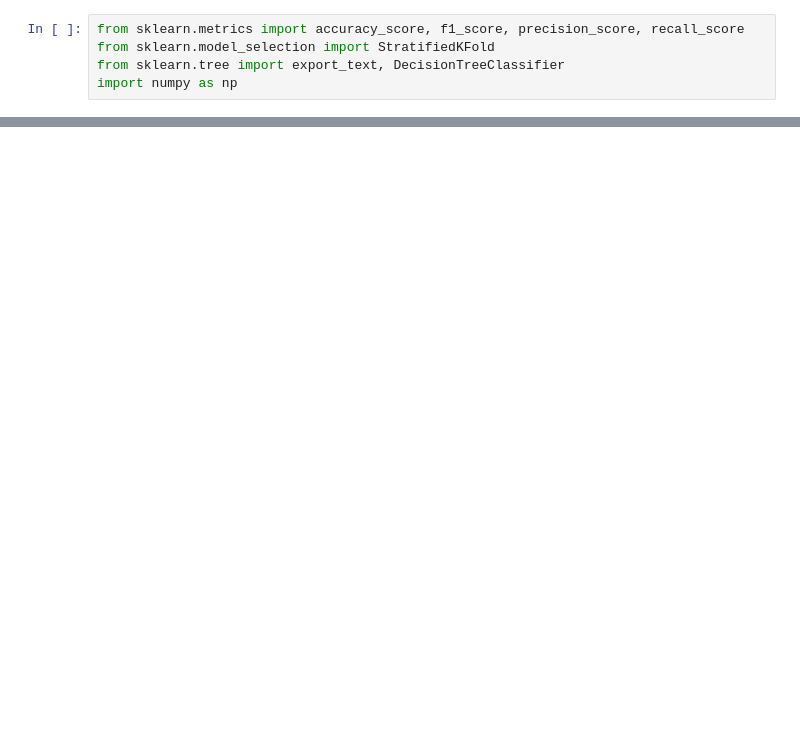
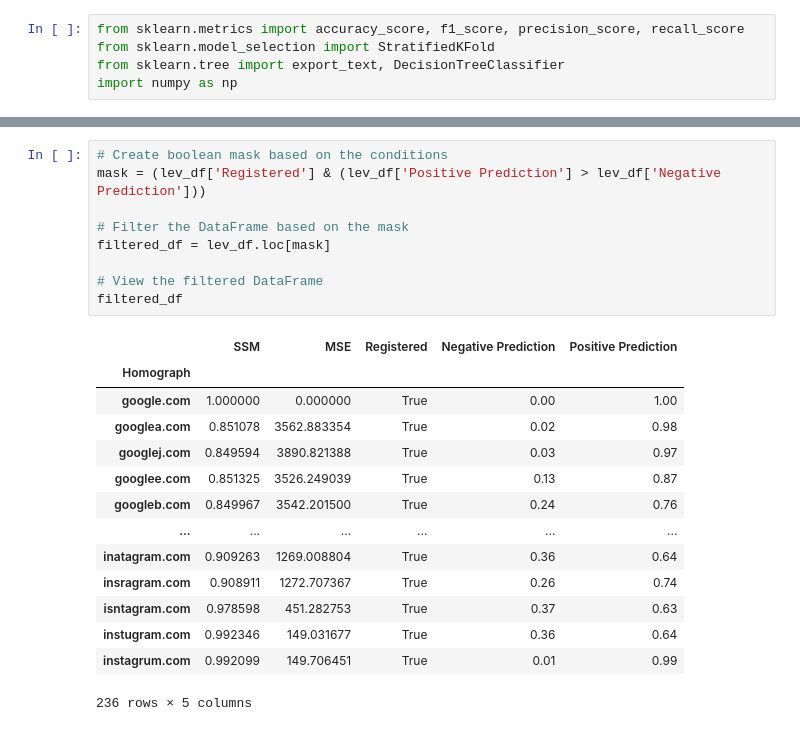
Before and after one commit to DannyMathieson/PhishEye, a Jupyter notebook: phisheye.ipynb, the cells around one changed output, grey strips where cells are left out. Saved outputs shown, nothing was run; the diff lists cells and outputs as text; blank space fills up the shorter version.

```diff
--- a/phisheye.ipynb
+++ b/phisheye.ipynb
@@ -335,0 +429,24 @@ precision = 0.8245 ±0.0165
+# %%
+# Create boolean mask based on the conditions
+mask = (lev_df['Registered'] & (lev_df['Positive Prediction'] > lev_df['Negative Prediction']))
+
+# Filter the DataFrame based on the mask
+filtered_df = lev_df.loc[mask]
+
+# View the filtered DataFrame
+filtered_df
+# %% [output]
+|  | SSM | MSE | Registered | Negative Prediction | Positive Prediction |
+| Homograph |  |  |  |  |  |
+| google.com | 1.000000 | 0.000000 | True | 0.00 | 1.00 |
+| googlea.com | 0.851078 | 3562.883354 | True | 0.02 | 0.98 |
+| googlej.com | 0.849594 | 3890.821388 | True | 0.03 | 0.97 |
+| googlee.com | 0.851325 | 3526.249039 | True | 0.13 | 0.87 |
+| googleb.com | 0.849967 | 3542.201500 | True | 0.24 | 0.76 |
+| ... | ... | ... | ... | ... | ... |
+| inatagram.com | 0.909263 | 1269.008804 | True | 0.36 | 0.64 |
+| insragram.com | 0.908911 | 1272.707367 | True | 0.26 | 0.74 |
+| isntagram.com | 0.978598 | 451.282753 | True | 0.37 | 0.63 |
+| instugram.com | 0.992346 | 149.031677 | True | 0.36 | 0.64 |
+| instagrum.com | 0.992099 | 149.706451 | True | 0.01 | 0.99 |
+236 rows × 5 columns
```
Also changed, not shown: parts of 16 cells of this notebook, 2 other files.
